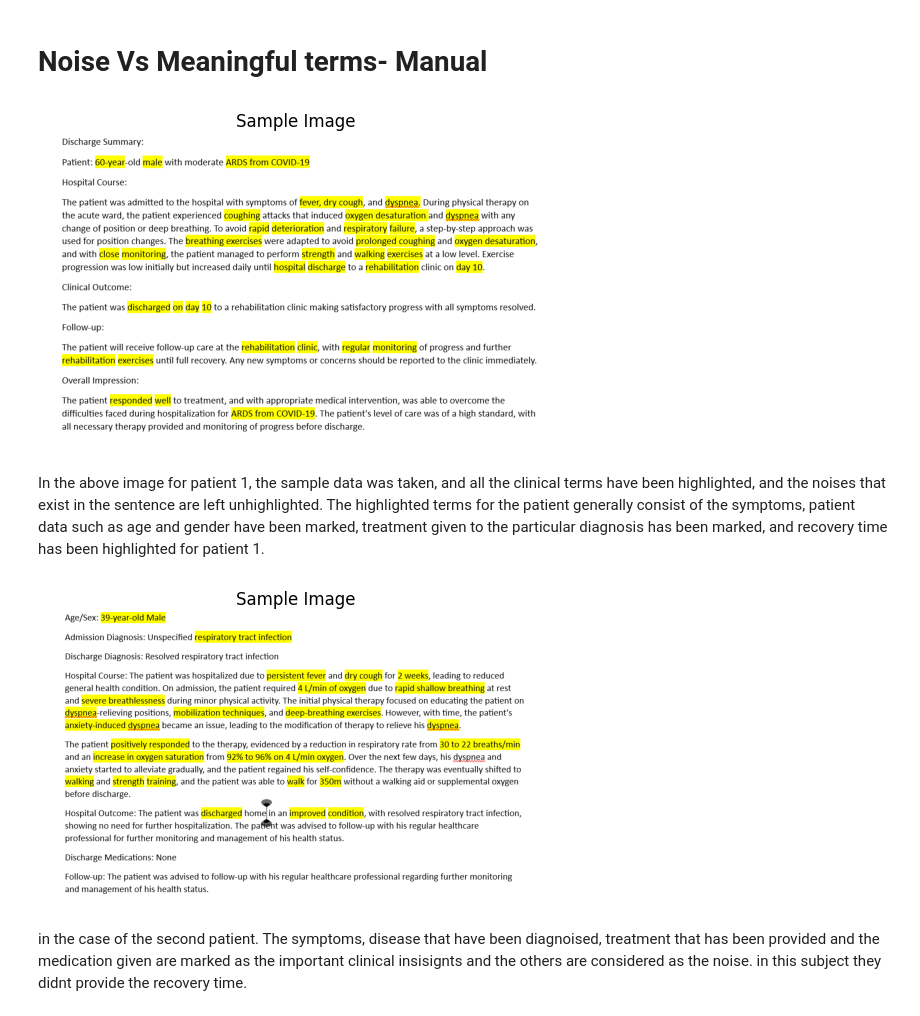
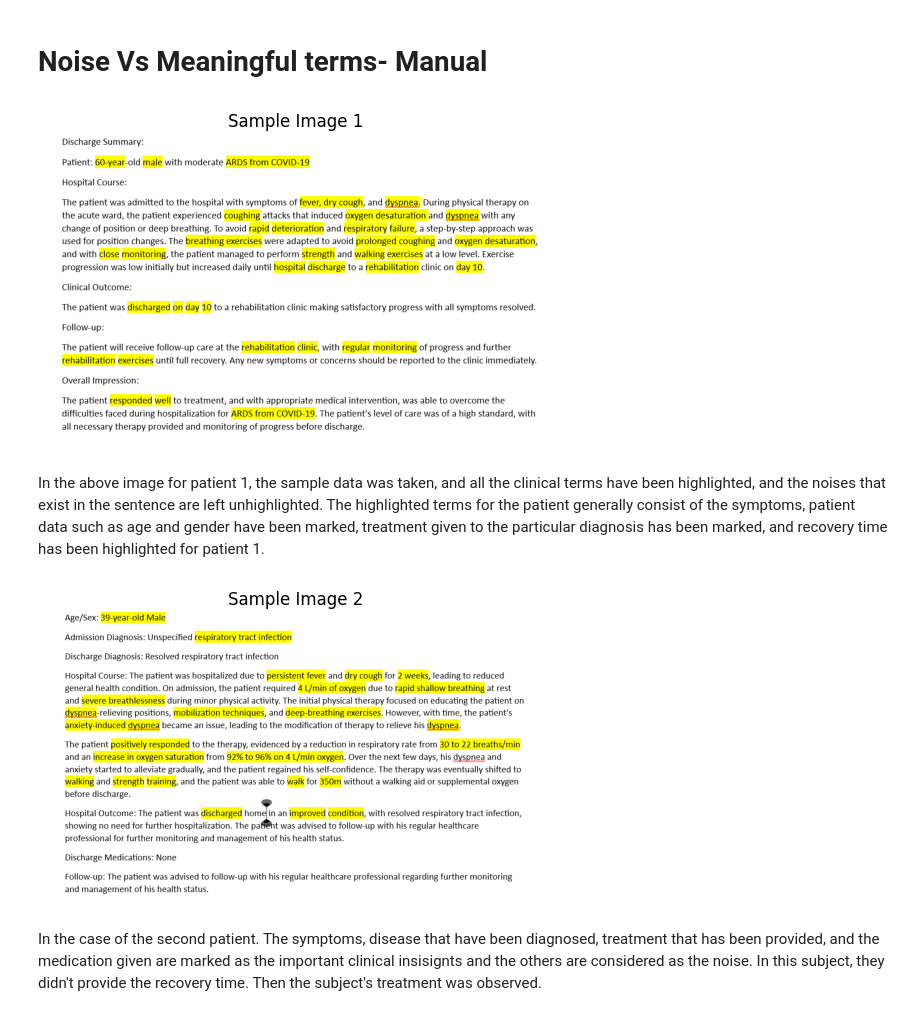
Before and after one commit to rajagowtham0/Week-2, a Jupyter notebook: Week2-day1.ipynb, the cells around one changed output. Cells and saved outputs as stored; diff of their text form; code cells hidden in the pictures.

```diff
--- a/Week2-day1.ipynb
+++ b/Week2-day1.ipynb
@@ -139,17 +139,17 @@ Planned to explore the three sample data for the today. To understand the clinic
 # %%
 import matplotlib.pyplot as plt
 import cv2
 # Load image
 img = cv2.imread(r"C:\Users\rajak\OneDrive\Pictures\Screenshots\Screenshot 2026-02-04 165643.png")
 # Convert BGR to RGB
 img = cv2.cvtColor(img, cv2.COLOR_BGR2RGB)
 # Display image
 plt.imshow(img)
 plt.axis("off")
-plt.title("Sample Image")
+plt.title("Sample Image 1")
 plt.show()
 # %% [output]
-[figure, old version]
+[figure, new version]
 # %% [markdown]
 In the above image for patient 1, the sample data was taken, and all the clinical terms have been highlighted, and the noises that exist in the sentence are left unhighlighted. The highlighted terms for the patient generally consist of the symptoms, patient data such as age and gender have been marked, treatment given to the particular diagnosis has been marked, and recovery time has been highlighted for patient 1.
 # %%
@@ -162,9 +162,9 @@ img = cv2.cvtColor(img, cv2.COLOR_BGR2RGB)
 # Display image
 plt.imshow(img)
 plt.axis("off")
-plt.title("Sample Image")
+plt.title("Sample Image 2")
 plt.show()
 # %% [output]
-[figure, old version]
+[figure, new version]
 # %% [markdown]
-in the case of the second patient. The symptoms, disease that have been diagnoised, treatment that has been provided and the medication given are marked as the important clinical insisignts and the others are considered as the noise. in this subject they didnt provide the recovery time.
+In the case of the second patient. The symptoms, disease that have been diagnosed, treatment that has been provided, and the medication given are marked as the important clinical insisignts and the others are considered as the noise. In this subject, they didn't provide the recovery time. Then the subject's treatment was observed.
```
Also changed, not shown: parts of 11 cells of this notebook, 1 other file.
